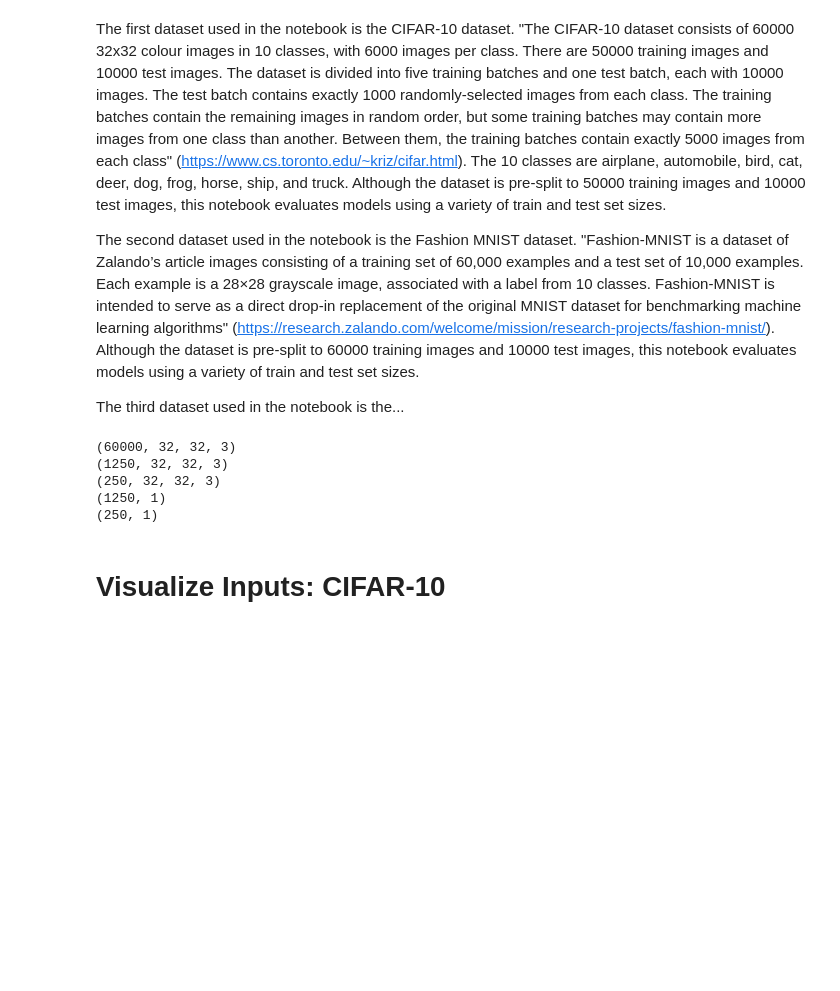
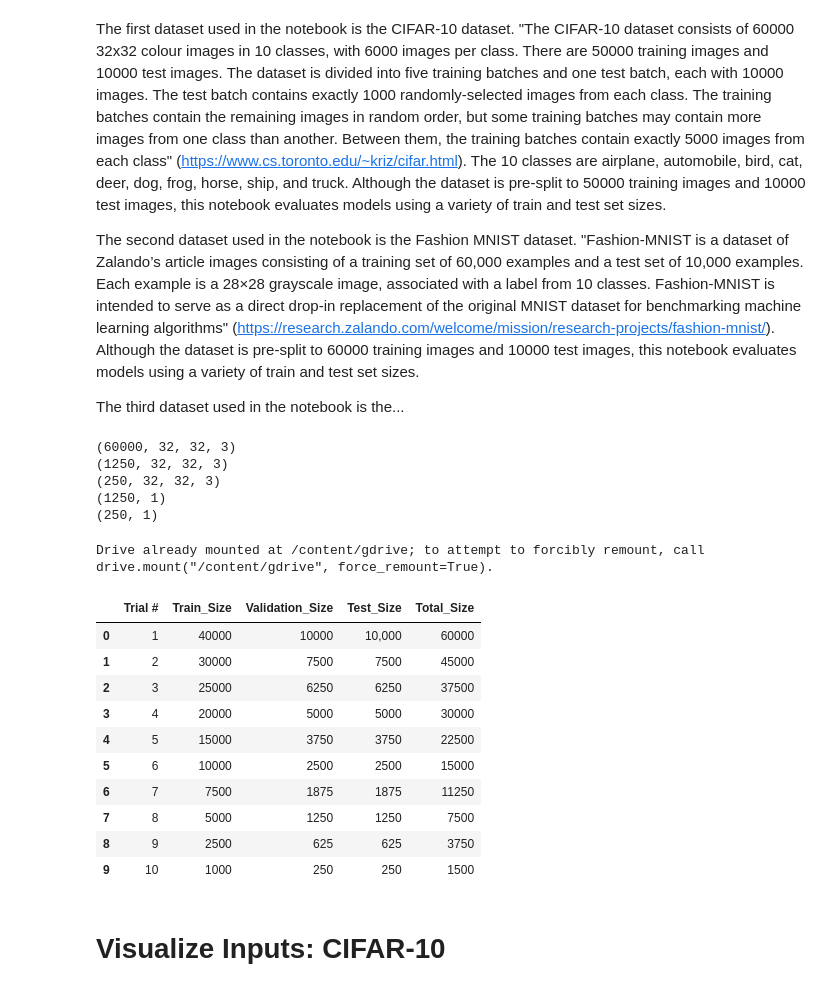
Before and after one commit to somu13/CS61A, a Jupyter notebook: ResNets_on_Public_Datasets_[Under_Construction].ipynb, the cells around one changed output. Cells and saved outputs as stored; diff of their text form; code cells hidden in the pictures; blank space fills up the shorter version.

```diff
--- a/ResNets_on_Public_Datasets_[Under_Construction].ipynb
+++ b/ResNets_on_Public_Datasets_[Under_Construction].ipynb
@@ -74,6 +82,27 @@ print(y_test.shape)
 (250, 32, 32, 3)
 (1250, 1)
 (250, 1)
+# %%
+# Mount Google drive to Colab
+drive.mount('/content/gdrive')
+# %% [output]
+Drive already mounted at /content/gdrive; to attempt to forcibly remount, call drive.mount("/content/gdrive", force_remount=True).
+# %%
+# This dataframe contains the various trials of train/validation/test splits that will be conducted
+train_val_test_splits = pd.read_csv('/content/gdrive/My Drive/dataset_splits.csv')
+train_val_test_splits
+# %% [output]
+|  | Trial # | Train_Size | Validation_Size | Test_Size | Total_Size |
+| 0 | 1 | 40000 | 10000 | 10,000 | 60000 |
+| 1 | 2 | 30000 | 7500 | 7500 | 45000 |
+| 2 | 3 | 25000 | 6250 | 6250 | 37500 |
+| 3 | 4 | 20000 | 5000 | 5000 | 30000 |
+| 4 | 5 | 15000 | 3750 | 3750 | 22500 |
+| 5 | 6 | 10000 | 2500 | 2500 | 15000 |
+| 6 | 7 | 7500 | 1875 | 1875 | 11250 |
+| 7 | 8 | 5000 | 1250 | 1250 | 7500 |
+| 8 | 9 | 2500 | 625 | 625 | 3750 |
+| 9 | 10 | 1000 | 250 | 250 | 1500 |
 # %% [markdown]
 # Visualize Inputs: CIFAR-10
 # %%
```
Also changed, not shown: parts of 13 cells of this notebook.
